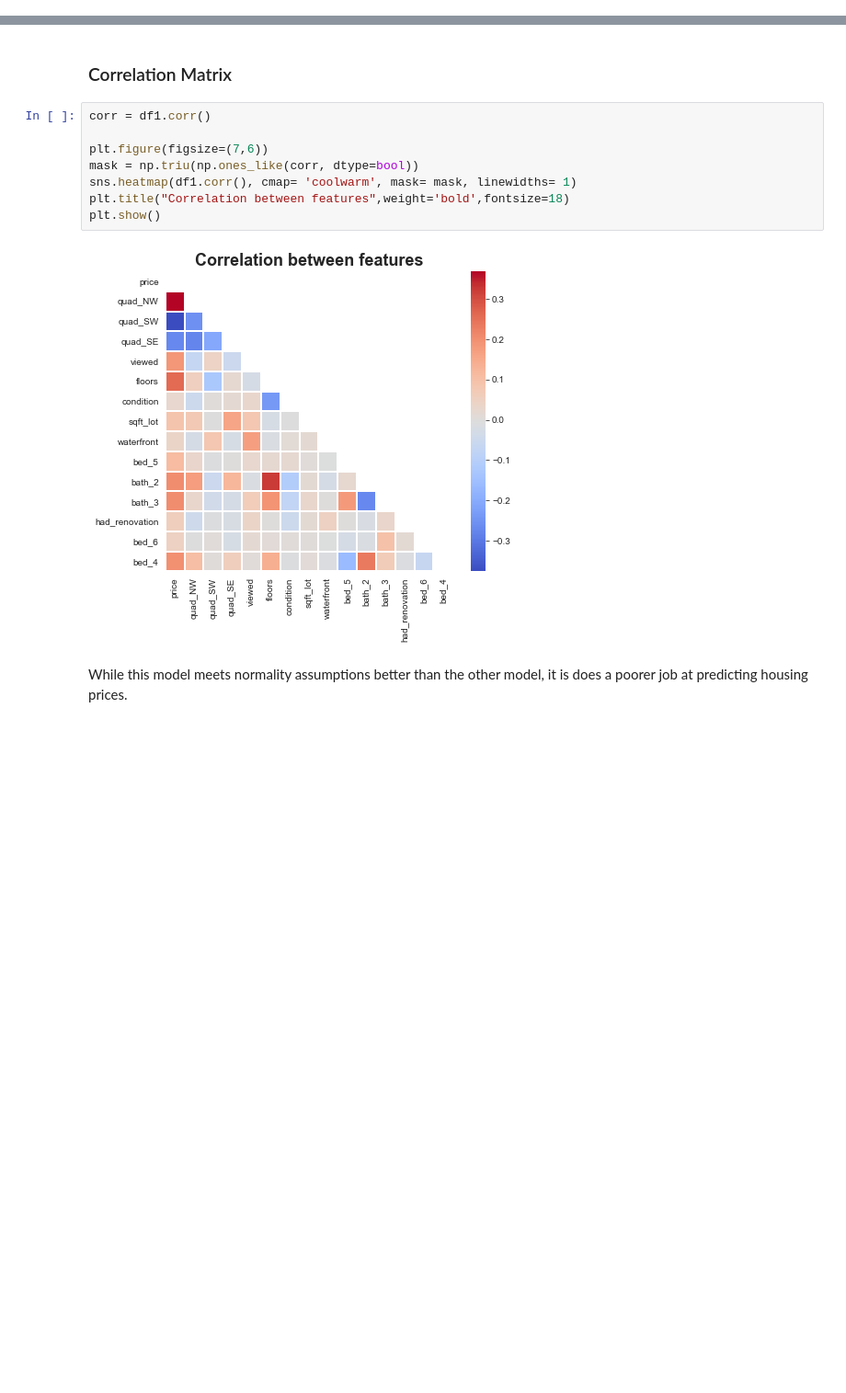
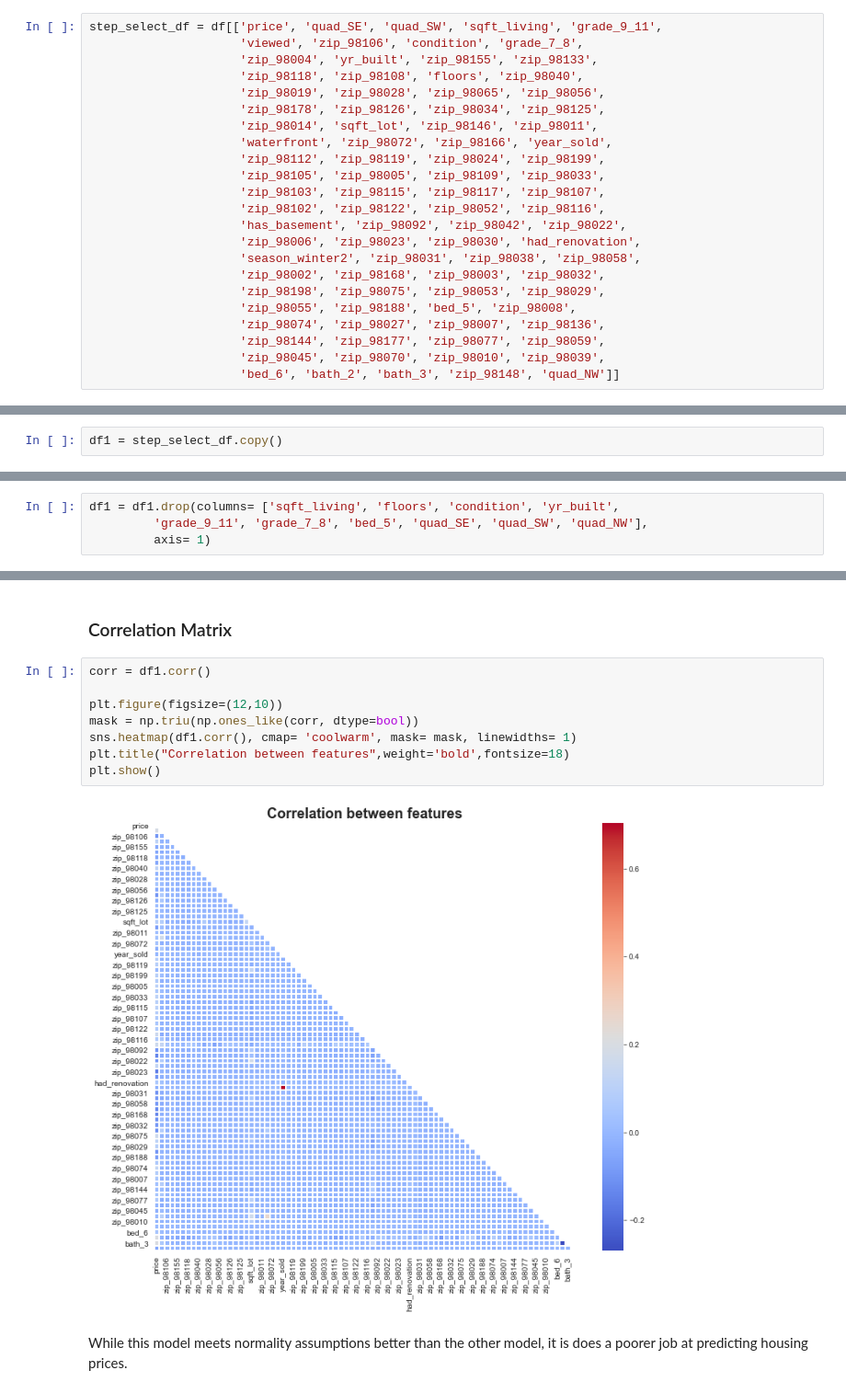
Before and after one commit to cassnutt/Housing_price_predictions, a Jupyter notebook: House Price Analysis with Linear Regression - Models and Predictions.ipynb, the cells around one changed output, grey strips where cells are left out. Shown at 92% size. Cells and saved outputs as stored; diff of their text form; blank space fills up the shorter version.

```diff
--- a/House Price Analysis with Linear Regression - Models and Predictions.ipynb
+++ b/House Price Analysis with Linear Regression - Models and Predictions.ipynb
@@ -177,3 +153,26 @@ The stepwise selection function suggested the following features:
+# %%
+step_select_df = df[['price', 'quad_SE', 'quad_SW', 'sqft_living', 'grade_9_11',
+                     'viewed', 'zip_98106', 'condition', 'grade_7_8',
+                     'zip_98004', 'yr_built', 'zip_98155', 'zip_98133',
+                     'zip_98118', 'zip_98108', 'floors', 'zip_98040',
+                     'zip_98019', 'zip_98028', 'zip_98065', 'zip_98056',
+                     'zip_98178', 'zip_98126', 'zip_98034', 'zip_98125',
+                     'zip_98014', 'sqft_lot', 'zip_98146', 'zip_98011',
+                     'waterfront', 'zip_98072', 'zip_98166', 'year_sold',
+                     'zip_98112', 'zip_98119', 'zip_98024', 'zip_98199',
+                     'zip_98105', 'zip_98005', 'zip_98109', 'zip_98033',
+                     'zip_98103', 'zip_98115', 'zip_98117', 'zip_98107',
+                     'zip_98102', 'zip_98122', 'zip_98052', 'zip_98116',
+                     'has_basement', 'zip_98092', 'zip_98042', 'zip_98022',
+                     'zip_98006', 'zip_98023', 'zip_98030', 'had_renovation',
+                     'season_winter2', 'zip_98031', 'zip_98038', 'zip_98058',
+                     'zip_98002', 'zip_98168', 'zip_98003', 'zip_98032',
+                     'zip_98198', 'zip_98075', 'zip_98053', 'zip_98029',
+                     'zip_98055', 'zip_98188', 'bed_5', 'zip_98008',
+                     'zip_98074', 'zip_98027', 'zip_98007', 'zip_98136',
+                     'zip_98144', 'zip_98177', 'zip_98077', 'zip_98059',
+                     'zip_98045', 'zip_98070', 'zip_98010', 'zip_98039',
+                     'bed_6', 'bath_2', 'bath_3', 'zip_98148', 'quad_NW']]
 # %% [markdown]
 #### Variance Inflation Factor
 # %%
@@ -309,0 +291,2 @@ df1 = df[['price', 'quad_NW', 'quad_SW', 'quad_SE','viewed', 'floors',
+# %%
+df1 = step_select_df.copy()
@@ -310,3 +315,7 @@ df1 = df[['price', 'quad_NW', 'quad_SW', 'quad_SE','viewed', 'floors',
+# %%
+df1 = df1.drop(columns= ['sqft_living', 'floors', 'condition', 'yr_built',
+         'grade_9_11', 'grade_7_8', 'bed_5', 'quad_SE', 'quad_SW', 'quad_NW'],
+         axis= 1)
 # %%
 y = df1['price']
 X = df1.drop('price', axis= 1)
@@ -395,12 +404,12 @@ fig1.show()
 # %%
 corr = df1.corr()
 
-plt.figure(figsize=(7,6))
+plt.figure(figsize=(12,10))
 mask = np.triu(np.ones_like(corr, dtype=bool))
 sns.heatmap(df1.corr(), cmap= 'coolwarm', mask= mask, linewidths= 1)
 plt.title("Correlation between features",weight='bold',fontsize=18)
 plt.show()
 # %% [output]
-[figure, old version]
+[figure, new version]
 # %% [markdown]
 While this model meets normality assumptions better than the other model, it is does a poorer job at predicting housing prices.
```
Also changed, not shown: parts of 75 cells of this notebook, 9 other files.
